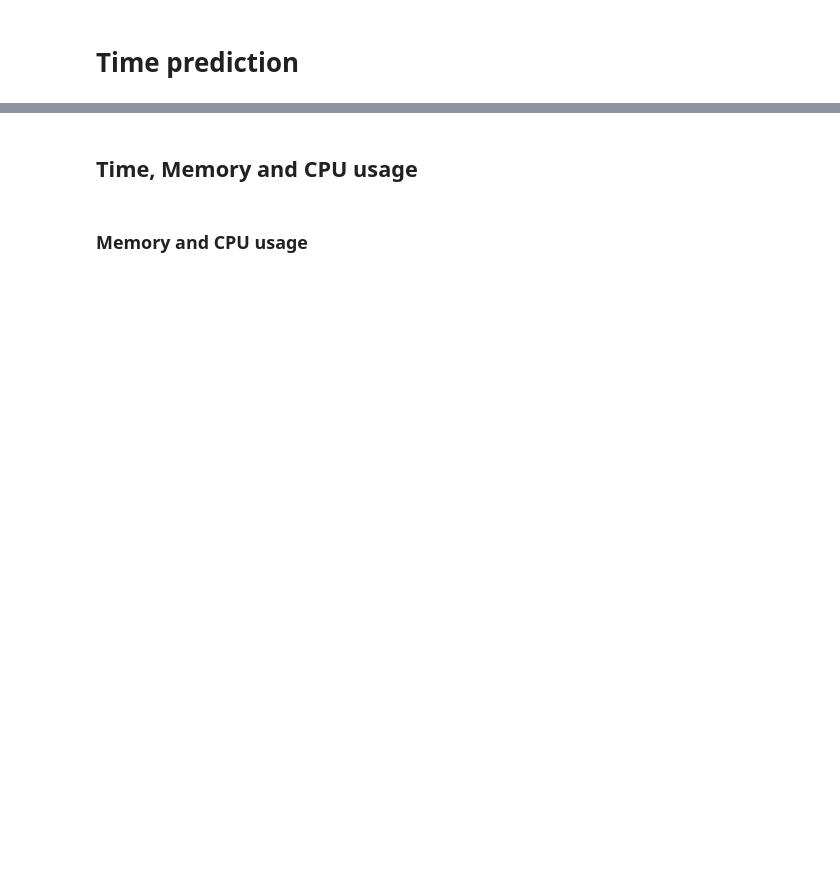
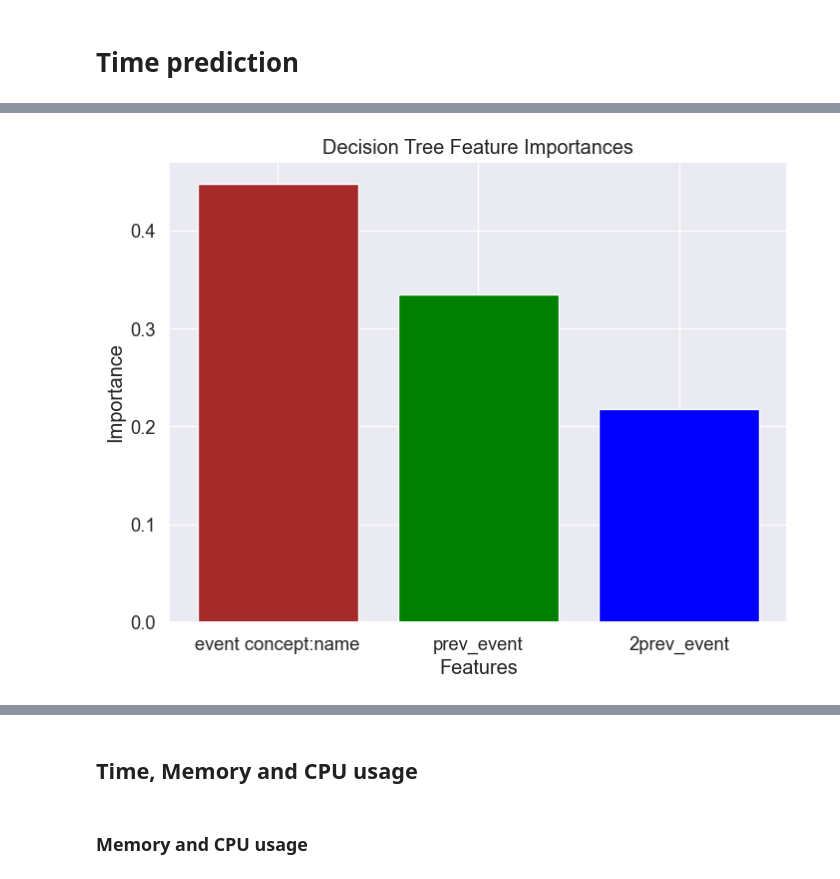
Before and after one commit to KonstantinGeorgiev0/Process-Mining, a Jupyter notebook: 4_Sprint2_models.ipynb, the cells around one changed output, grey strips where cells are left out. Cells and saved outputs as stored; diff of their text form; code cells hidden in the pictures; blank space fills up the shorter version.

```diff
--- a/4_Sprint2_models.ipynb
+++ b/4_Sprint2_models.ipynb
@@ -151,0 +155,27 @@ array([0.00384918, 0.00481503, 0.0045932 , 0.00854127, 0.97820133])
+# %%
+def DecisionTreeEvents(X_train, X_test, y_train, y_test):
+    '''no grid search, no cv, or feature selection, do for final model
+    '''
+
+    X_train_event = X_train[['event concept:name','prev_event', '2prev_event']]
+    y_train_event = y_train['next_event']
+
+    X_test_event = X_test[['event concept:name','prev_event', '2prev_event']]
+    y_test_event = y_test['next_event']
+
+    dt_clf = DecisionTreeClassifier(random_state=42)
+    dt_clf.fit(X_train_event, y_train_event)
+
+    y_pred = dt_clf.predict(X_test_event)
+
+    return dt_clf, y_pred
+
+dt_event, y_pred_dt_event = DecisionTreeEvents(X_train, X_test, y_train, y_test)
+event_evaluation(y_test['next_event'], y_pred_dt_event, 'Decision tree classifier')
+
+# calculate feature importances
+feature_importances_dt_event = dt_event.feature_importances_
+
+feature_names_dt_event = ['event concept:name', 'prev_event', '2prev_event']
+for feature_name_dt_event, importance_dt_event in zip(feature_names_dt_event, feature_importances_dt_event):
+    print(f"{feature_name_dt_event}: {importance_dt_event:.4f}")
@@ -151,0 +193,17 @@ array([0.00384918, 0.00481503, 0.0045932 , 0.00854127, 0.97820133])
+# %%
+def feature_dt_event(importances_dt_event, feature_names_dt_event, title='Feature Importances DT event prediction'):
+    """
+    Plot a bar chart of feature importances for the decision tree model for event prediction.
+    """
+
+    plt.figure(figsize=(8, 6))
+    plt.bar(feature_names_dt_event, importances_dt_event, color=['brown', 'green', 'blue', 'yellow'])
+    plt.xlabel('Features')
+    plt.ylabel('Importance')
+    plt.title(title)
+    plt.show()
+
+# Plot the feature importances for the Decision Tree model
+feature_dt_event(feature_importances_dt_event, feature_names_dt_event, title='Decision Tree Feature Importances')
+# %% [output]
+[figure, added]
```
Also changed, not shown: parts of 13 cells of this notebook.
